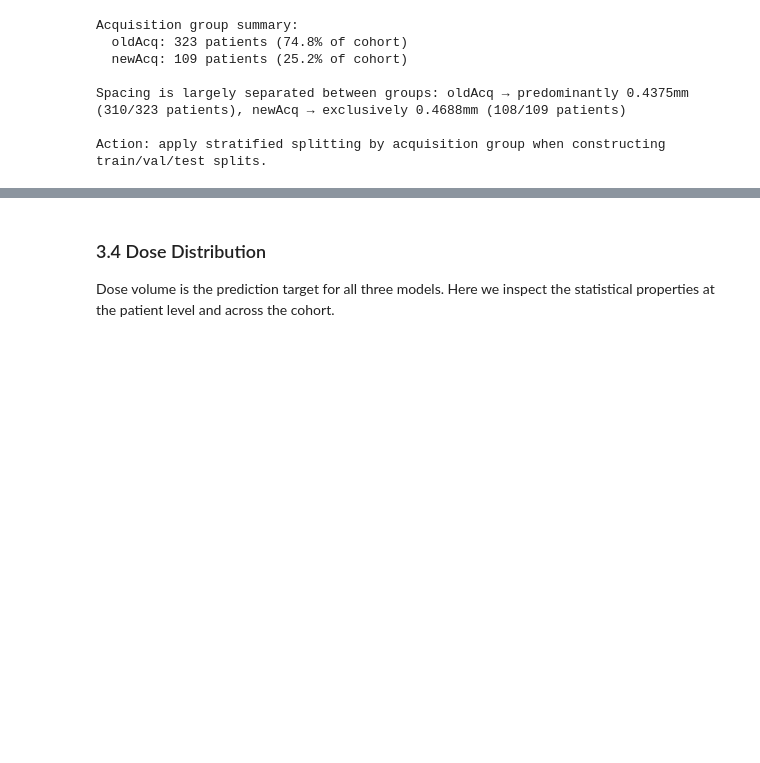
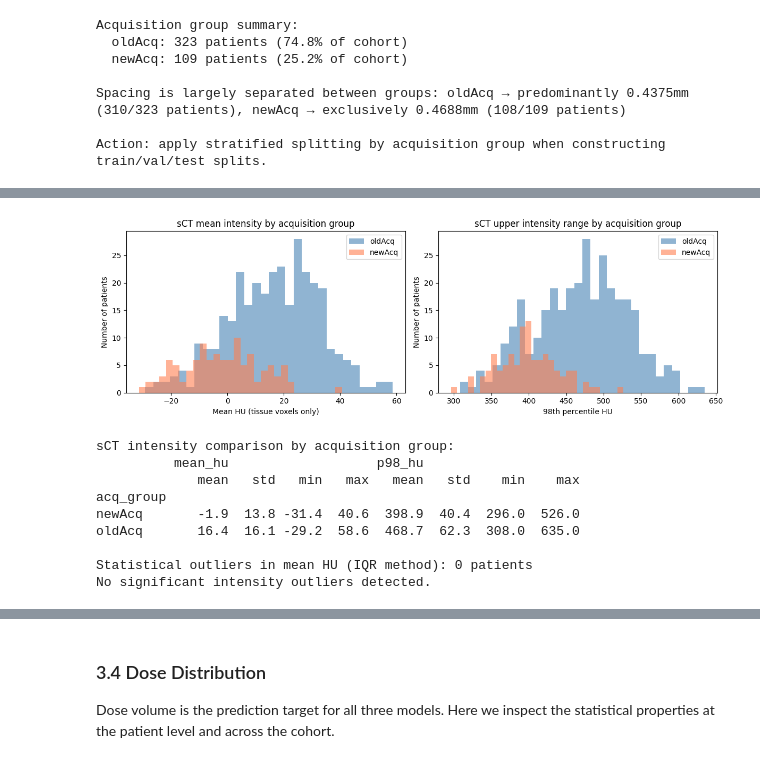
Before and after one commit to annekhalil12/doseprediction, a Jupyter notebook: eda/Exploratory_Data_Analysis.ipynb, the cells around one changed output, grey strips where cells are left out. Cells and saved outputs as stored; diff of their text form; code cells hidden in the pictures; blank space fills up the shorter version.

```diff
--- a/eda/Exploratory_Data_Analysis.ipynb
+++ b/eda/Exploratory_Data_Analysis.ipynb
@@ -591,0 +641,64 @@ Action: apply stratified splitting by acquisition group when constructing train/
+# %%
+# Summarise intensity statistics by acquisition group.
+# Mean HU and p98 HU are the informative measures, max HU is a sCT generation
+# artefact (clipping at the 12-bit integer ceiling) and is not clinically meaningful.
+
+fig, axes = plt.subplots(1, 2, figsize=(12, 4))
+
+# Mean HU distribution by acquisition group
+for group, colour in [("oldAcq", "steelblue"), ("newAcq", "coral")]:
+    subset = intensity_df[intensity_df["acq_group"] == group]["mean_hu"]
+    axes[0].hist(subset, bins=30, alpha=0.6, label=group, color=colour)
+axes[0].set_xlabel("Mean HU (tissue voxels only)")
+axes[0].set_ylabel("Number of patients")
+axes[0].set_title("sCT mean intensity by acquisition group")
+axes[0].legend()
+
+# p98 HU distribution, proxy for upper bone density calibration
+for group, colour in [("oldAcq", "steelblue"), ("newAcq", "coral")]:
+    subset = intensity_df[intensity_df["acq_group"] == group]["p98_hu"]
+    axes[1].hist(subset, bins=30, alpha=0.6, label=group, color=colour)
+axes[1].set_xlabel("98th percentile HU")
+axes[1].set_ylabel("Number of patients")
+axes[1].set_title("sCT upper intensity range by acquisition group")
+axes[1].legend()
+
+plt.tight_layout()
+plt.show()
+
+# Concise group comparison table, this is what belongs in the EDA writeup
+print("sCT intensity comparison by acquisition group:")
+print(
+    intensity_df.groupby("acq_group")[["mean_hu", "p98_hu"]]
+    .agg(["mean", "std", "min", "max"])
+    .round(1)
+)
+
+# Flag genuine statistical outliers using IQR method on mean HU,
+# these are patients whose sCT calibration is meaningfully different
+# from the cohort, not just patients with dense bone at the HU ceiling.
+q1 = intensity_df["mean_hu"].quantile(0.25)
+q3 = intensity_df["mean_hu"].quantile(0.75)
+iqr = q3 - q1
+outlier_mask = (
+    (intensity_df["mean_hu"] < q1 - 1.5 * iqr) |
+    (intensity_df["mean_hu"] > q3 + 1.5 * iqr)
+)
+
+print(f"\nStatistical outliers in mean HU (IQR method): "
+      f"{outlier_mask.sum()} patients")
+if outlier_mask.sum() > 0:
+    print(intensity_df[outlier_mask][["patient", "acq_group", "mean_hu"]].to_string(index=False))
+else:
+    print("No significant intensity outliers detected.")
+# %% [output]
+[figure, added]
+sCT intensity comparison by acquisition group:
+          mean_hu                   p98_hu
+             mean   std   min   max   mean   std    min    max
+acq_group
+newAcq       -1.9  13.8 -31.4  40.6  398.9  40.4  296.0  526.0
+oldAcq       16.4  16.1 -29.2  58.6  468.7  62.3  308.0  635.0
+
+Statistical outliers in mean HU (IQR method): 0 patients
+No significant intensity outliers detected.
```
Also changed, not shown: parts of 5 cells of this notebook.
